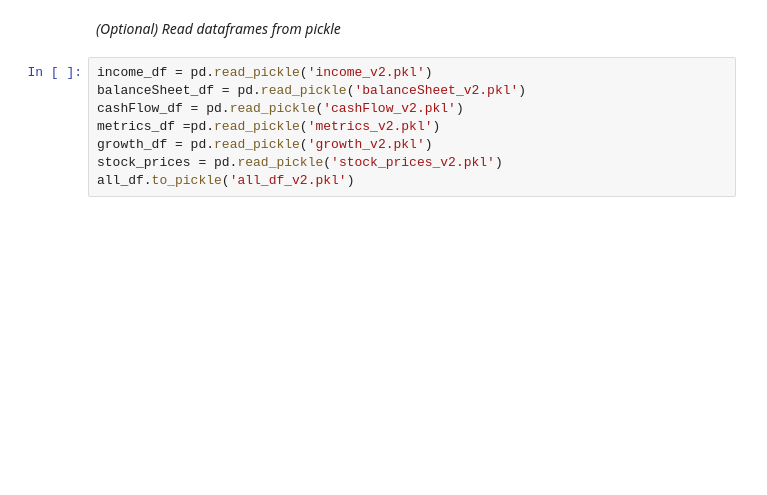
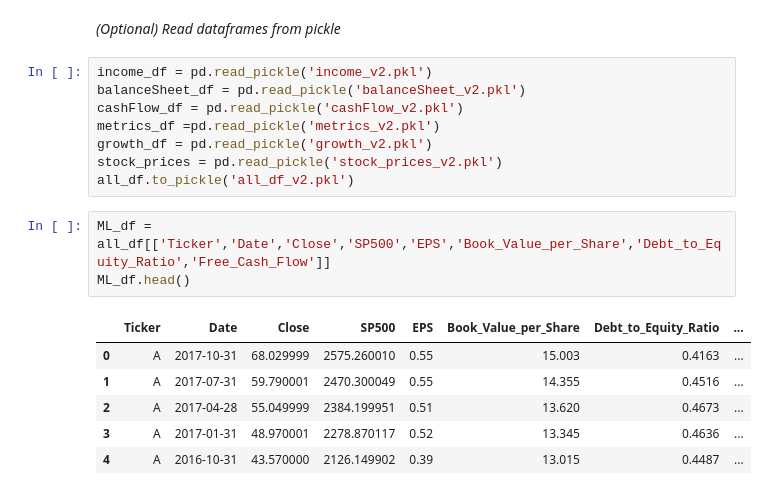
Before and after one commit to JayRajasekharan/Machine-Learning, a Jupyter notebook: Stocks/Stocks.ipynb, the cells around one changed output. Drawn from its saved outputs; the diff is of its cells as text; blank space fills up the shorter version.

```diff
--- a/Stocks/Stocks.ipynb
+++ b/Stocks/Stocks.ipynb
@@ -405,3 +487,13 @@ metrics_df =pd.read_pickle('metrics_v2.pkl')
 growth_df = pd.read_pickle('growth_v2.pkl')
 stock_prices = pd.read_pickle('stock_prices_v2.pkl')
 all_df.to_pickle('all_df_v2.pkl')
+# %%
+ML_df = all_df[['Ticker','Date','Close','SP500','EPS','Book_Value_per_Share','Debt_to_Equity_Ratio','Free_Cash_Flow']]
+ML_df.head()
+# %% [output]
+|  | Ticker | Date | Close | SP500 | EPS | Book_Value_per_Share | Debt_to_Equity_Ratio | ... |
+| 0 | A | 2017-10-31 | 68.029999 | 2575.260010 | 0.55 | 15.003 | 0.4163 | ... |
+| 1 | A | 2017-07-31 | 59.790001 | 2470.300049 | 0.55 | 14.355 | 0.4516 | ... |
+| 2 | A | 2017-04-28 | 55.049999 | 2384.199951 | 0.51 | 13.620 | 0.4673 | ... |
+| 3 | A | 2017-01-31 | 48.970001 | 2278.870117 | 0.52 | 13.345 | 0.4636 | ... |
+| 4 | A | 2016-10-31 | 43.570000 | 2126.149902 | 0.39 | 13.015 | 0.4487 | ... |
```
Also changed, not shown: parts of 10 cells of this notebook.
